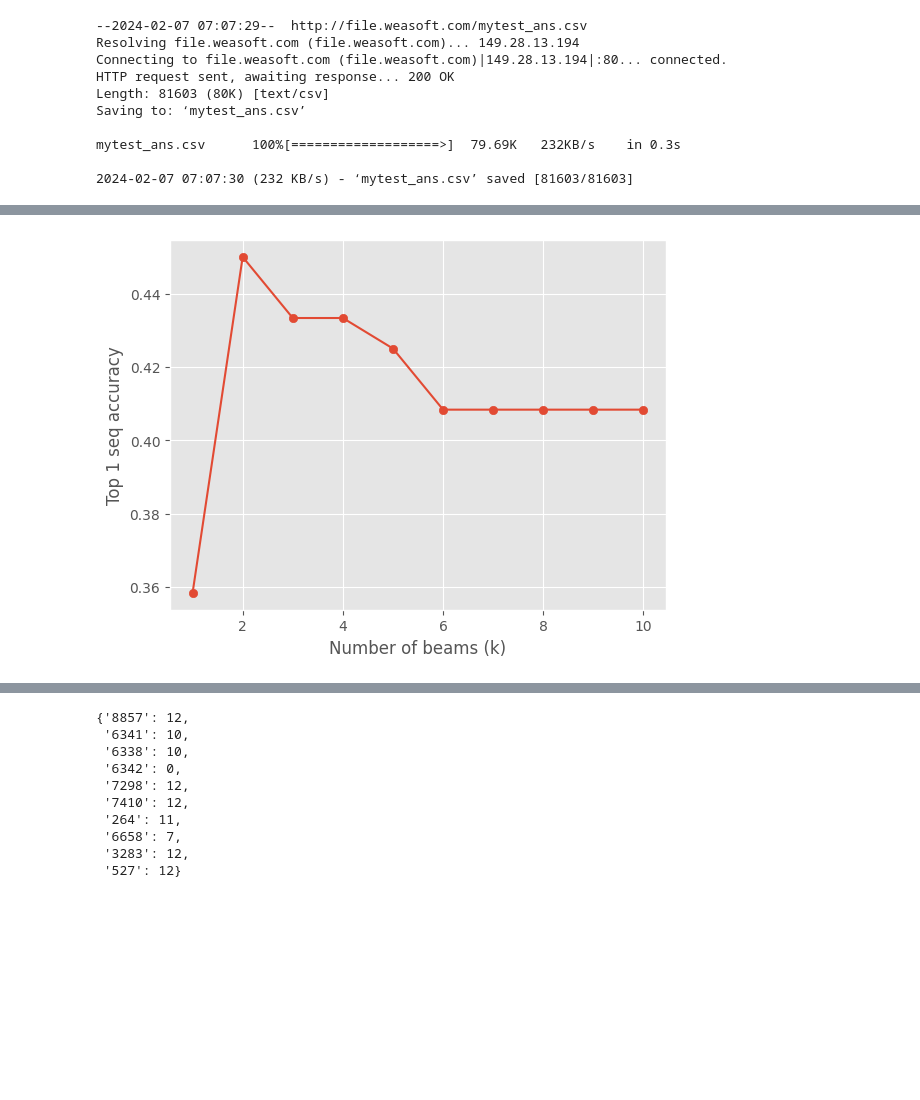
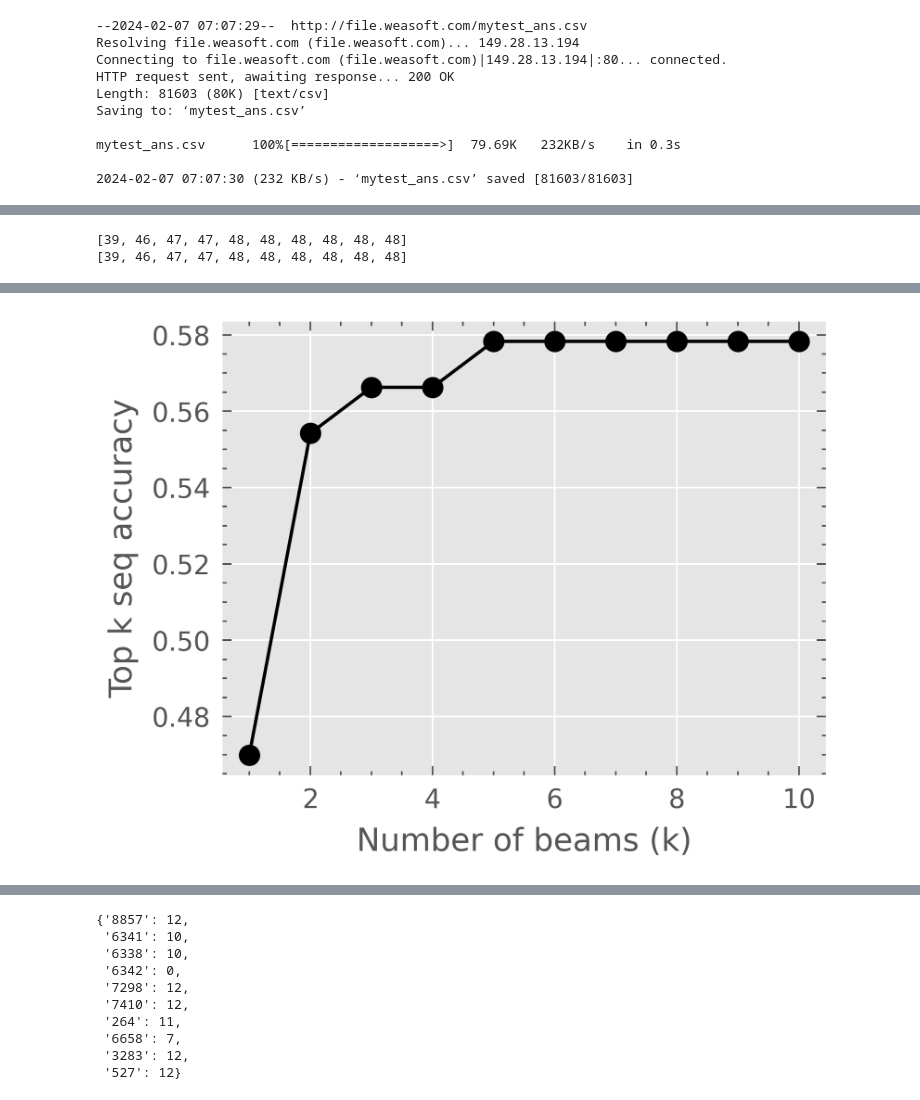
Before and after one commit to weathon/3d2smile, a Jupyter notebook: finetune.ipynb, the cells around one changed output, grey strips where cells are left out. Saved outputs shown, nothing was run; the diff lists cells and outputs as text; code cells hidden in the pictures; blank space fills up the shorter version.

Commit message:
无法复现下降的acc  by beam

```diff
--- a/finetune.ipynb
+++ b/finetune.ipynb
@@ -638,7 +673,7 @@ def myeval(img_paths, beam):
   return ans.replace("<start>","").replace("<end>","")
 # %%
 count = 0
-for i in os.listdir("mytest"):
-  correct = mytest_ans[mytest_ans["cid"]==int(i.split("_")[0])]["canonicalsmiles"].item()
-  predicted = myeval("mytest/"+i, 10)
+for i in val_names:
+  correct = molecules_rows[molecules_rows["cid"]==int(i.split("_")[0])]["canonicalsmiles"].item()
+  predicted = myeval("images/"+i, 10)
   count = count+1 if correct in predicted.split("\n") else count
@@ -645,9 +698,12 @@ for i in os.listdir("mytest"):
+# %%
+import scienceplots, pylab
+pylab.style.use(['science','ieee'])
 # %%
 beam_ans = []
 for beam in range(1, 11):
   count = 0
-  for i in os.listdir("mytest"):
-    correct = mytest_ans[mytest_ans["cid"]==int(i.split("_")[0])]["canonicalsmiles"].item()
-    predicted = myeval("mytest/"+i, beam)
+  for i in val_names:
+    correct = molecules_rows[molecules_rows["cid"]==int(i.split("_")[0])]["canonicalsmiles"].item()
+    predicted = myeval("images/"+i, beam, r=0)
     count = count+1 if correct in predicted.split("\n") else count
   beam_ans.append(count)
@@ -654,8 +716,10 @@ for beam in range(1, 11):
 # %%
+del pylab
 import pylab
-pylab.style.use("ggplot")
-pylab.plot(np.arange(1,11),np.array(beam_ans)/120)
-pylab.scatter(np.arange(1,11),np.array(beam_ans)/120)
+pylab.rcParams['text.usetex'] = False
+# pylab.style.use("ggplot")
+pylab.plot(np.arange(1,11),np.array(beam_ans)/len(val_names))
+pylab.scatter(np.arange(1,11),np.array(beam_ans)/len(val_names))
 pylab.xlabel("Number of beams (k)")
 pylab.ylabel("Top k seq accuracy")
 print(beam_ans)
@@ -666,16 +758,18 @@ print(beam_ans)
 beam_ans = []
 for beam in range(1, 11):
   count = 0
-  for i in os.listdir("mytest"):
-    correct = mytest_ans[mytest_ans["cid"]==int(i.split("_")[0])]["canonicalsmiles"].item()
-    predicted = myeval("mytest/"+i, beam)
+  for i in val_names:
+    correct = molecules_rows[molecules_rows["cid"]==int(i.split("_")[0])]["canonicalsmiles"].item()
+    predicted = myeval("images/"+i, beam, r=0)
     count = count+1 if correct == predicted.split("\n")[0] else count
   beam_ans.append(count)
 
-pylab.style.use("ggplot")
-pylab.plot(np.arange(1,11),np.array(beam_ans)/120)
-pylab.scatter(np.arange(1,11),np.array(beam_ans)/120)
+import pylab
+pylab.rcParams['text.usetex'] = False
+pylab.plot(np.arange(1,11),np.array(beam_ans)/len(val_names))
+pylab.scatter(np.arange(1,11),np.array(beam_ans)/len(val_names))
 pylab.xlabel("Number of beams (k)")
-pylab.ylabel("Top 1 seq accuracy")
+pylab.ylabel("Top k seq accuracy")
+print(beam_ans)
 print(beam_ans) #last time did not 98, 94 there is no random?  oh not 98 percent device by 120
 # %% [output]
@@ -682,0 +793,2 @@ print(beam_ans) #last time did not 98, 94 there is no random?  oh not 98 percent
+[39, 46, 47, 47, 48, 48, 48, 48, 48, 48]
+[39, 46, 47, 47, 48, 48, 48, 48, 48, 48]
@@ -683 +812 @@ print(beam_ans) #last time did not 98, 94 there is no random?  oh not 98 percent
-[figure, old version]
+[figure, new version]
```
Also changed, not shown: parts of 15 cells of this notebook.
